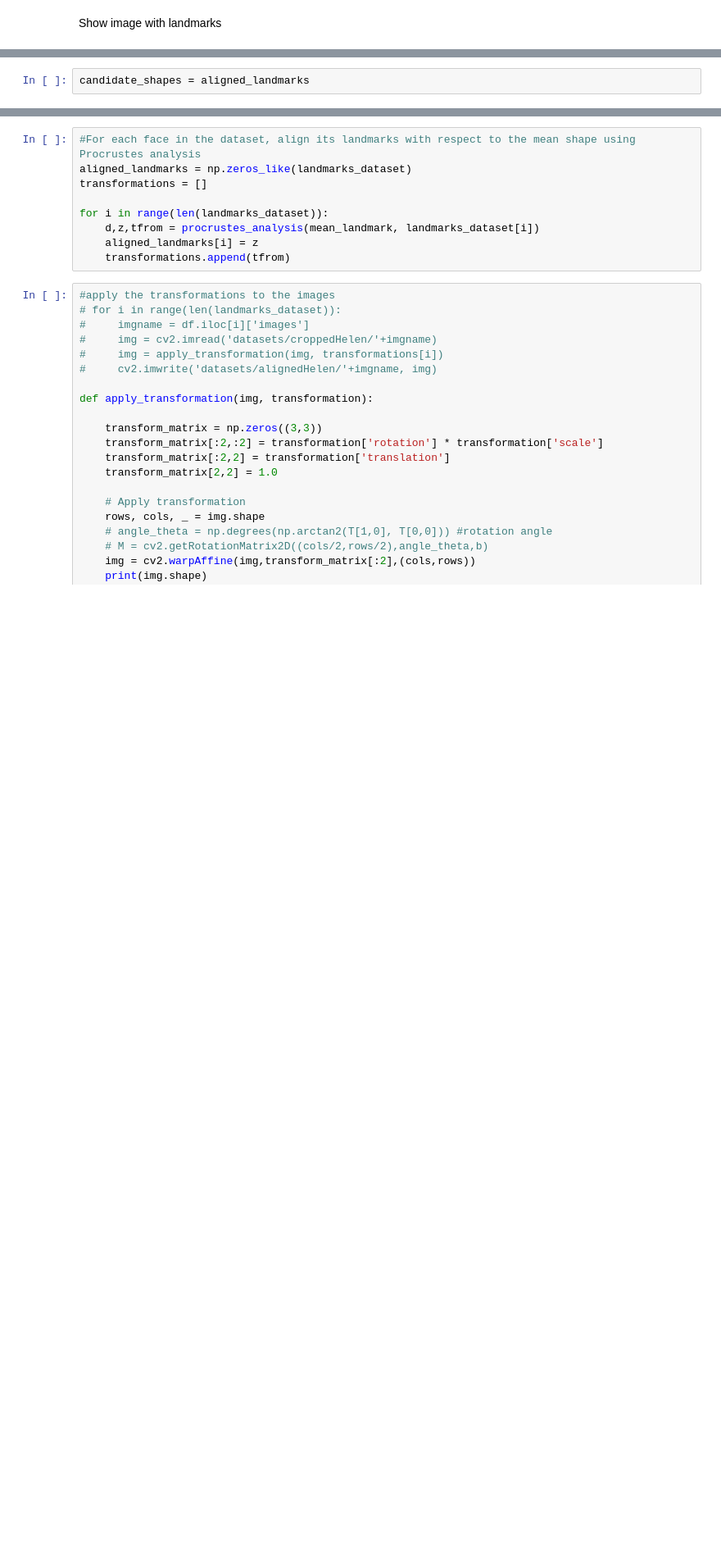
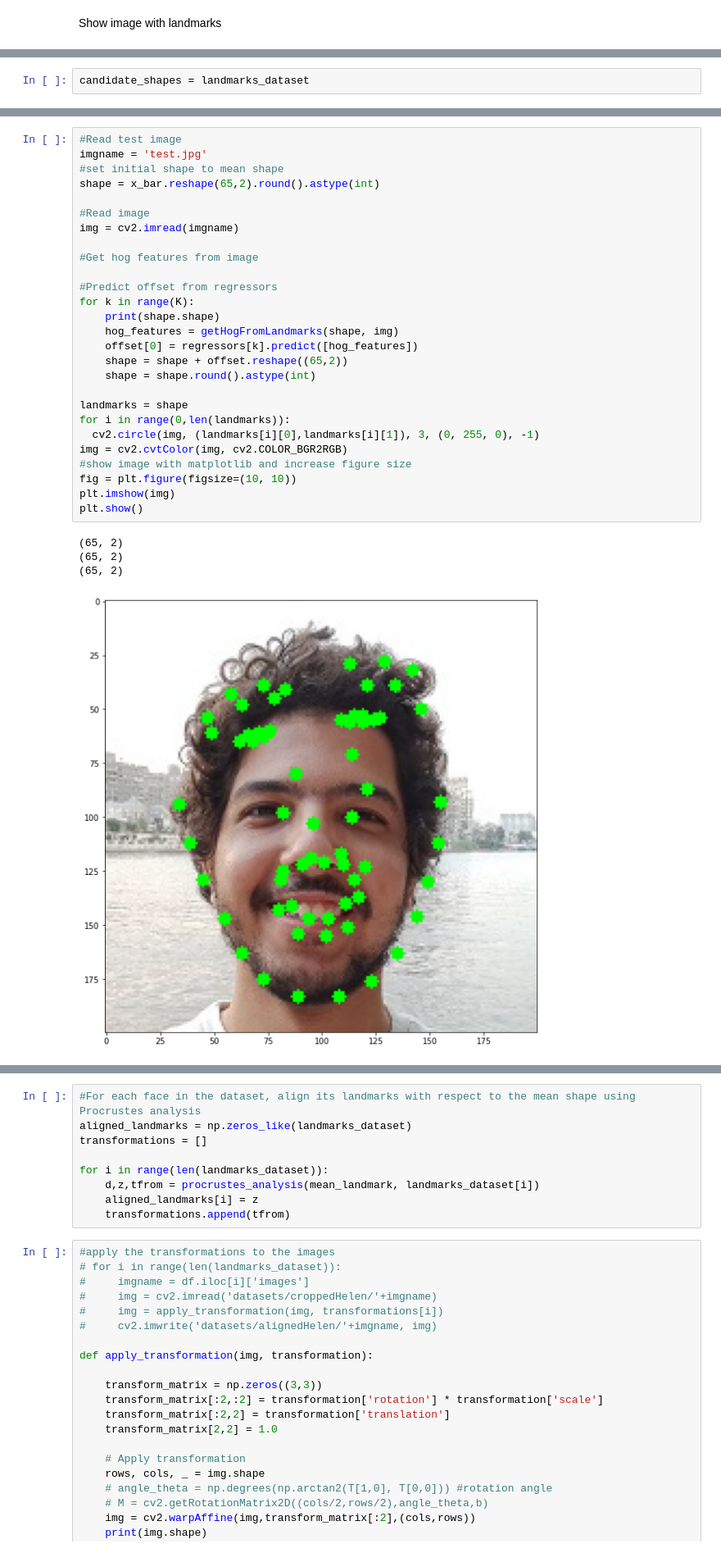
Before and after one commit to AmmarMohamed21/Facial-Landmarks-Detector, a Jupyter notebook: landmark_playground.ipynb, the cells around one changed output, grey strips where cells are left out. Shown at 82% size. Cells and saved outputs as stored; diff of their text form; blank space fills up the shorter version.

```diff
--- a/landmark_playground.ipynb
+++ b/landmark_playground.ipynb
@@ -43,2 +56,2 @@ mean_landmark = landmarks_dataset.mean(axis=0)
 # %%
-candidate_shapes = aligned_landmarks
+candidate_shapes = landmarks_dataset
@@ -51,0 +254,32 @@ Trying to align all images, not working well
+# %%
+#Read test image
+imgname = 'test.jpg'
+#set initial shape to mean shape
+shape = x_bar.reshape(65,2).round().astype(int)
+
+#Read image
+img = cv2.imread(imgname)
+
+#Get hog features from image
+
+#Predict offset from regressors
+for k in range(K):
+    print(shape.shape)
+    hog_features = getHogFromLandmarks(shape, img)
+    offset[0] = regressors[k].predict([hog_features])
+    shape = shape + offset.reshape((65,2))
+    shape = shape.round().astype(int)
+
+landmarks = shape
+for i in range(0,len(landmarks)):
+  cv2.circle(img, (landmarks[i][0],landmarks[i][1]), 3, (0, 255, 0), -1)
+img = cv2.cvtColor(img, cv2.COLOR_BGR2RGB)
+#show image with matplotlib and increase figure size
+fig = plt.figure(figsize=(10, 10))
+plt.imshow(img)
+plt.show()
+# %% [output]
+(65, 2)
+(65, 2)
+(65, 2)
+[figure, added]
```
Also changed, not shown: parts of 47 cells of this notebook, 3 other files.
